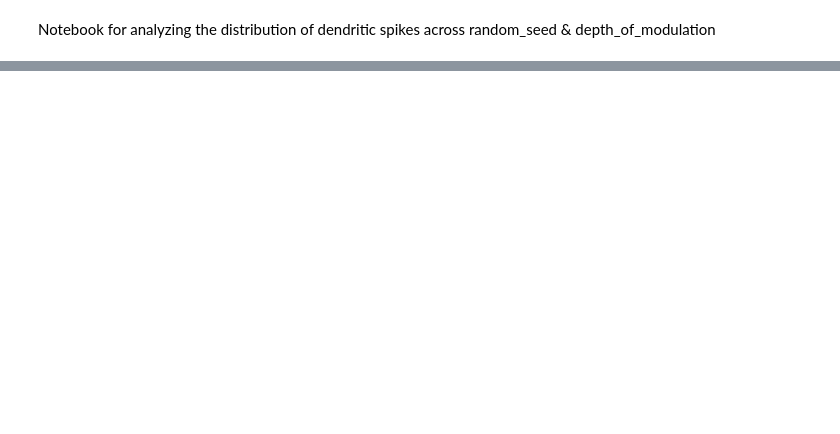
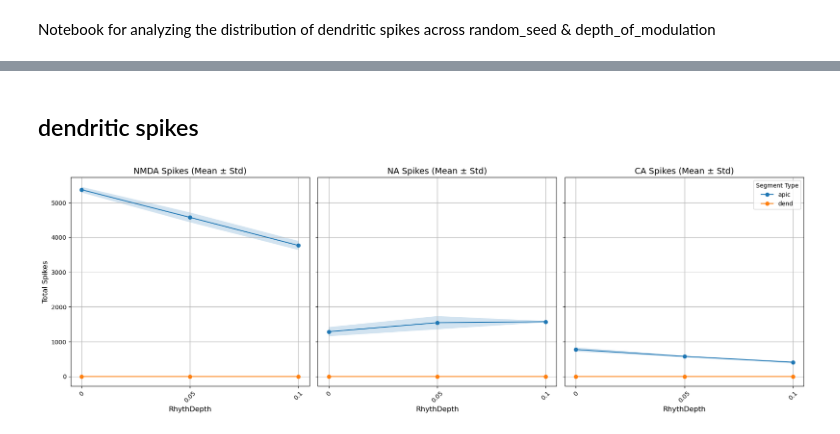
Before and after one commit to davidfague/Neural-Modeling, a Jupyter notebook: notebooks/rhyth_depth_mod_across_seeds.ipynb, the cells around one changed output, grey strips where cells are left out. Cells and saved outputs as stored; diff of their text form; code cells hidden in the pictures; blank space fills up the shorter version.

Commit message:
to rhyth_depth_mod_across_seeds.ipynb add soma firing and improve figures

```diff
--- a/notebooks/rhyth_depth_mod_across_seeds.ipynb
+++ b/notebooks/rhyth_depth_mod_across_seeds.ipynb
@@ -20,0 +81,11 @@ ModuleNotFoundError: No module named 'synapse'
+# %%
+# Extract the RhythDepthNNN value
+spike_table['RhythDepth'] = spike_table['simulation_directory'].str.extract(r'RhythDepth(\S+)')
+
+# Group by RhythDepth and calculate mean and std
+grouped_stats = spike_table.groupby(['RhythDepth','Segment_Type'])[['Total_NMDA_Spikes', 'Total_NA_Spikes', 'Total_CA_Spikes', 'soma_firing_rate']].agg(['mean', 'std'])
+
+# Display the results
+grouped_stats.columns = ['_'.join(col).strip() for col in grouped_stats.columns.values]  # Flatten multi-index columns
+grouped_stats = grouped_stats.reset_index()
+print(grouped_stats)
@@ -20,0 +119,57 @@ ModuleNotFoundError: No module named 'synapse'
+# %% [markdown]
+## dendritic spikes
+# %%
+import matplotlib.pyplot as plt
+
+# Plotting code with shaded standard deviation
+fig, axes = plt.subplots(1, 3, figsize=(18, 6), sharey=True)
+
+# Define spike types and corresponding mean and std column names
+spike_types = ['Total_NMDA_Spikes', 'Total_NA_Spikes', 'Total_CA_Spikes']
+titles = ['NMDA Spikes', 'NA Spikes', 'CA Spikes']
+
+# Create subplots for each spike type
+for ax, spike_type, title in zip(axes, spike_types, titles):
+    for segment_type in grouped_stats['Segment_Type'].unique():
+        subset = grouped_stats[grouped_stats['Segment_Type'] == segment_type]
+        mean_col = f'{spike_type}_mean'
+        std_col = f'{spike_type}_std'
+
+        # Plot the mean line
+        ax.plot(
+            subset['RhythDepth'],
+            subset[mean_col],
+            marker='o',
+            label=f'{segment_type}'
+        )
+
+        # Add shaded area for standard deviation
+        ax.fill_between(
+            subset['RhythDepth'],
+            subset[mean_col] - subset[std_col],
+            subset[mean_col] + subset[std_col],
+            alpha=0.2  # Transparency for shading
+        )
+
+    # Title and grid for the subplot
+    ax.set_title(f'{title} (Mean ± Std)', fontsize=14)
+    ax.set_xlabel('RhythDepth', fontsize=12)
+    ax.grid(True)
+
+# Add shared y-axis label
+axes[0].set_ylabel('Total Spikes', fontsize=12)
+
+# Add legend to the last subplot
+axes[-1].legend(title='Segment Type', fontsize=10)
+
+# Rotate x-axis labels
+for ax in axes:
+    ax.tick_params(axis='x', rotation=45)
+
+# Adjust layout for better spacing
+plt.tight_layout()
+
+# Show the plot
+plt.show()
+# %% [output]
+[figure, added]
```
Also changed, not shown: parts of 10 cells of this notebook.
